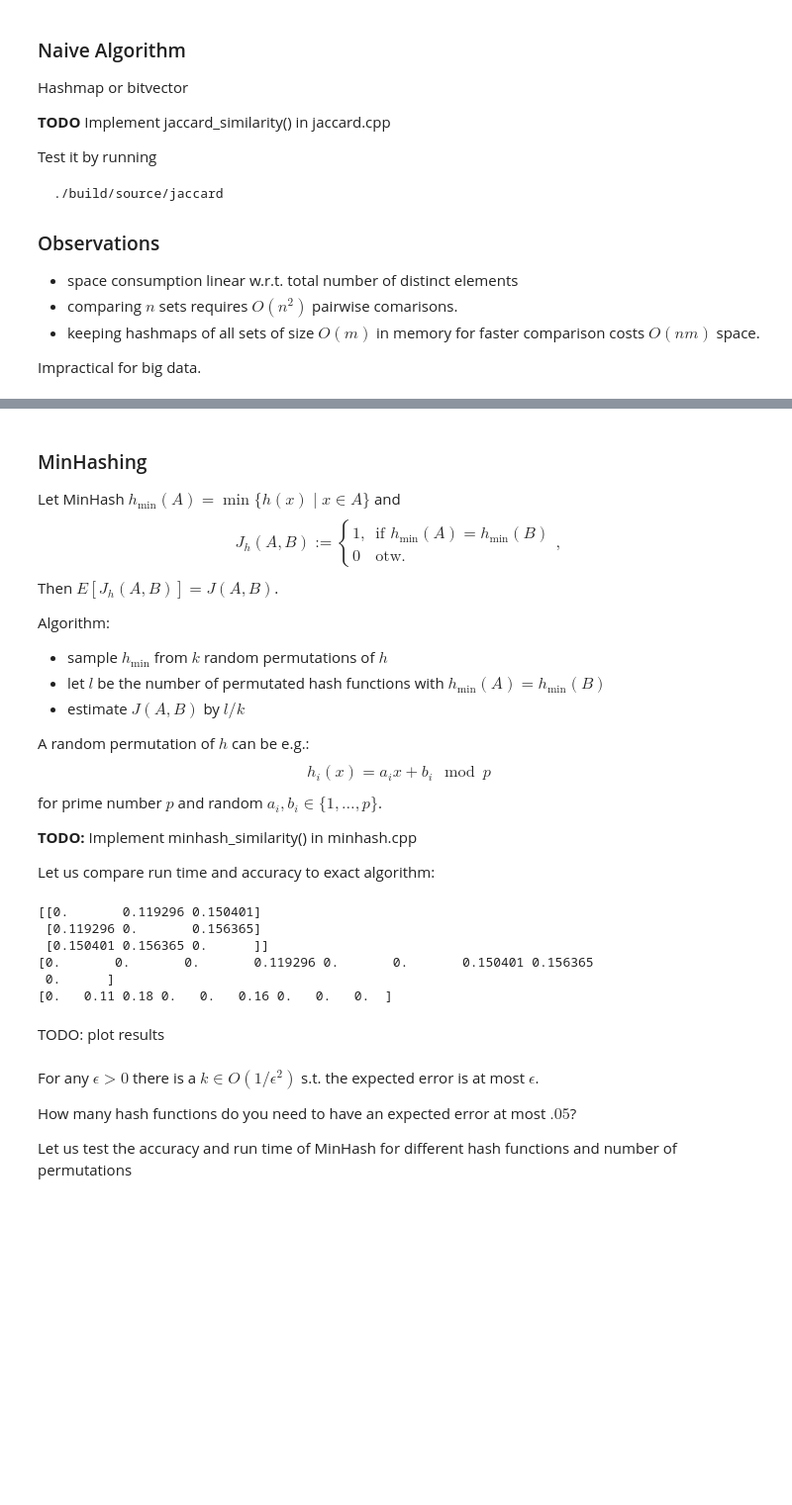
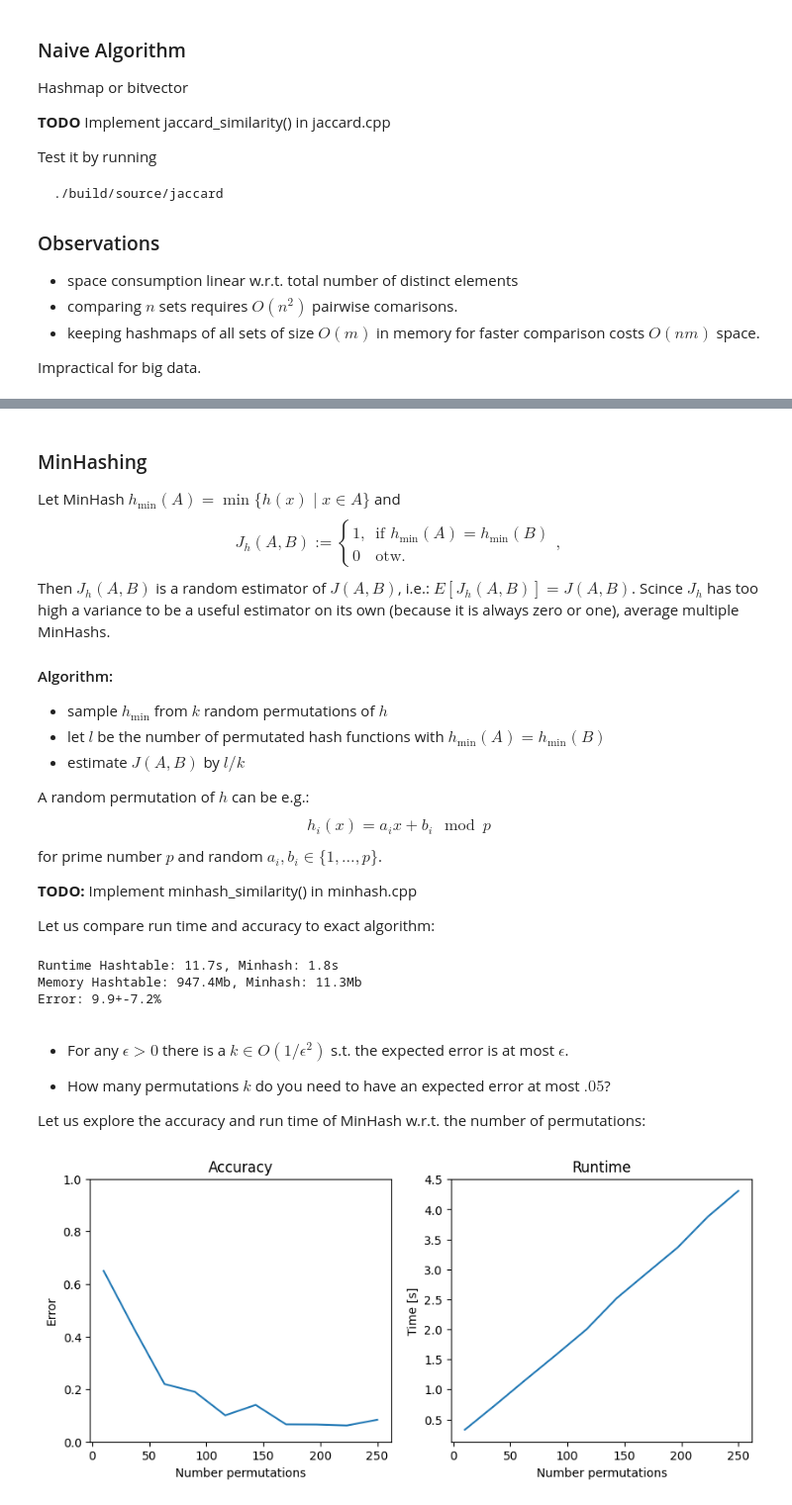
Before and after one commit to jonasschultemattler/nano, a Jupyter notebook: course.ipynb, the cells around one changed output, grey strips where cells are left out. Shown at 99% size. Saved outputs shown, nothing was run; the diff lists cells and outputs as text; code cells hidden in the pictures; blank space fills up the shorter version.

Commit message:
minhash

```diff
--- a/course.ipynb
+++ b/course.ipynb
@@ -192,9 +215,10 @@ Let MinHash $h_{\min}(A) = \min \lbrace h(x) \mid x \in A \rbrace$ and
 $$
 J_h(A,B) := \begin{cases}1, & \text{if } h_{\min}(A) = h_{\min}(B)\\ 0 & \text{otw.}\end{cases},
 $$
-Then $E[J_h(A,B)] = J(A,B)$.
+Then $J_h(A,B)$ is a random estimator of $J(A,B)$, i.e.: $E[J_h(A,B)] = J(A,B)$.
+Scince $J_h$ has too high a variance to be a useful estimator on its own (because it is always zero or one), average multiple MinHashs.
 
-Algorithm:
+#### Algorithm:
 
 - sample $h_{\min}$ from $k$ random permutations of $h$
 - let $l$ be the number of permutated hash functions with $h_{\min}(A) = h_{\min}(B)$
@@ -211,28 +235,30 @@ for prime number $p$ and random $a_i,b_i \in \lbrace 1,\ldots,p\rbrace$.
 
 Let us compare run time and accuracy to exact algorithm:
 # %%
-from evaluate.track import track_memory_and_runtime_similarity
-
-time_jaccard, mem_jaccard, jaccard = track_memory_and_runtime_similarity("build/source/jaccard")
-time_minhash, mem_minhash, minhash = track_memory_and_runtime_similarity("build/source/minhash")
-print(jaccard)
-jaccard = np.tril(jaccard, k=-1).flatten()
-print(jaccard)
-minhash = np.triu(minhash).flatten()
-print(minhash)
+time_minhash, mem_minhash, minhash = track_memory_and_runtime_similarity("build/source/minhash", 100)
+print("Runtime Hashtable: %.1fs, Minhash: %.1fs" % (time_jaccard, time_minhash))
+print("Memory Hashtable: %.1fMb, Minhash: %.1fMb" % (mem_jaccard, mem_minhash))
+errors = np.abs(minhash[indices]-jaccard[indices])/jaccard[indices]
+print("Error: %.1f+-%.1f%%" % (np.mean(errors)*100, np.std(errors)*100))
 # %% [output]
-[[0.       0.119296 0.150401]
- [0.119296 0.       0.156365]
- [0.150401 0.156365 0.      ]]
-[0.       0.       0.       0.119296 0.       0.       0.150401 0.156365
- 0.      ]
-[0.   0.11 0.18 0.   0.   0.16 0.   0.   0.  ]
+Runtime Hashtable: 11.7s, Minhash: 1.8s
+Memory Hashtable: 947.4Mb, Minhash: 11.3Mb
+Error: 9.9+-7.2%
-# %% [markdown]
-TODO: plot results
 # %% [markdown]
-For any $\epsilon > 0$ there is a $k \in O(1/\epsilon^2)$ s.t. the expected error is at most $\epsilon$.
+ - For any $\epsilon > 0$ there is a $k \in O(1/\epsilon^2)$ s.t. the expected error is at most $\epsilon$.
 
-How many hash functions do you need to have an expected error at most $.05$?
+ - How many permutations $k$ do you need to have an expected error at most $.05$?
 
-Let us test the accuracy and run time of MinHash for different hash functions and number of permutations
+Let us explore the accuracy and run time of MinHash w.r.t. the number of permutations:
+# %%
+from evaluate.plots import plot_minhash
+permutations = np.linspace(10,250,10)
+runtimes, errors = [], []
+for perms in permutations:
+    time, mem, res = track_memory_and_runtime_similarity("build/source/minhash", perms)
+    runtimes.append(time)
+    errors.append(np.mean(np.abs(res[indices]-jaccard[indices])/jaccard[indices]))
+plot_minhash(errors, runtimes, permutations)
+# %% [output]
+[figure, added]
 # %% [markdown]
```
Also changed, not shown: parts of 11 cells of this notebook, 5 other files.
